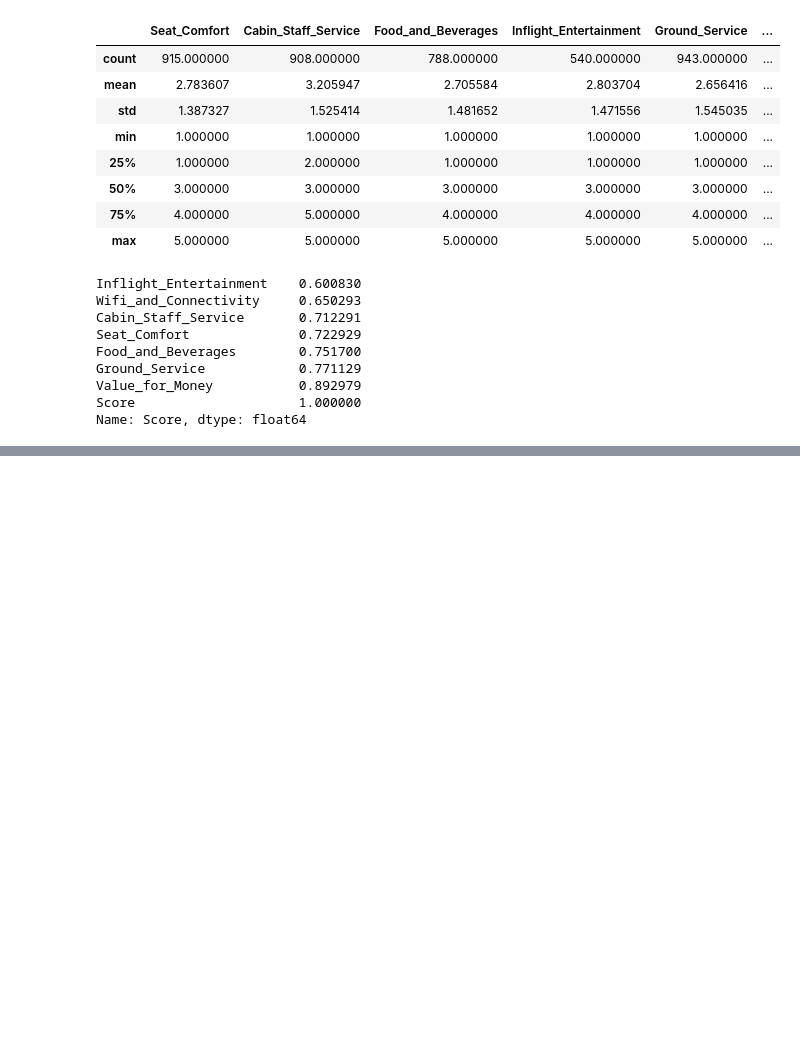
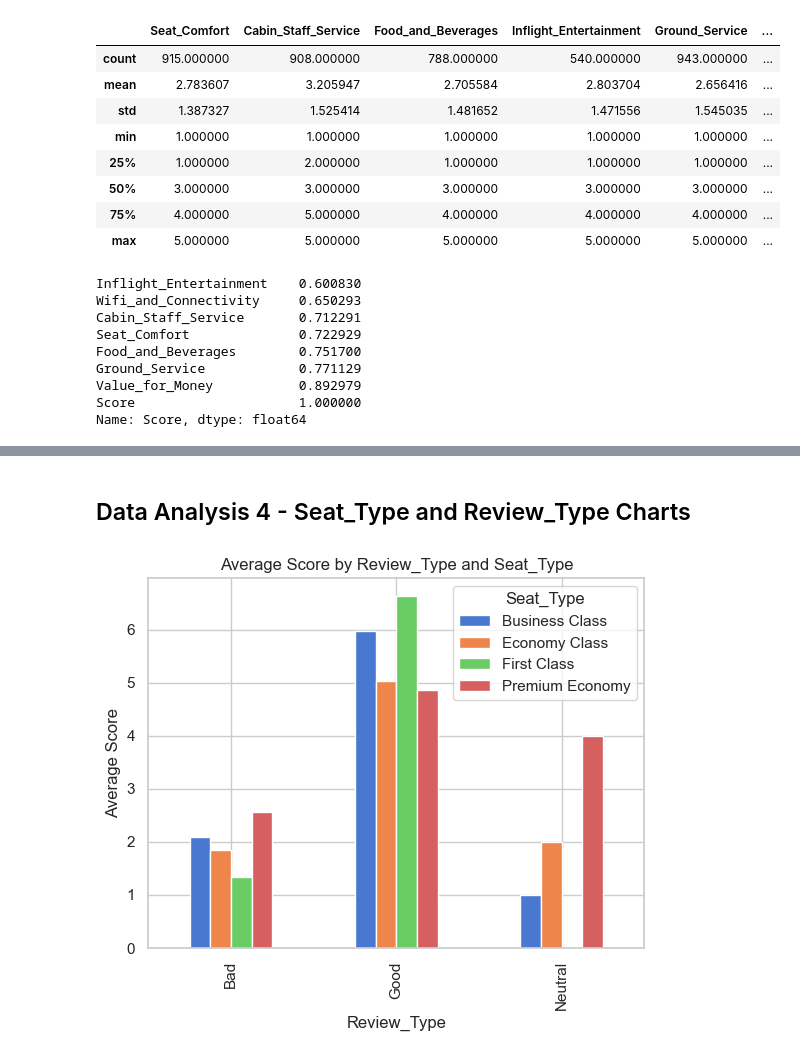
Before and after one commit to TolgaKilinckaya/British_Airlines_Customer_Reviews_Analysis, a Jupyter notebook: analyze.ipynb, the cells around one changed output, grey strips where cells are left out. Drawn from its saved outputs; the diff is of its cells as text; code cells hidden in the pictures; blank space fills up the shorter version.

```diff
--- a/analyze.ipynb
+++ b/analyze.ipynb
@@ -437,3 +437,26 @@ numeric_df.corr()
 | Wifi_and_Connectivity | 0.615856 | 0.531734 | 0.586204 | 0.674610 | 0.550492 | ... |
 | Value_for_Money | 0.702563 | 0.672290 | 0.709928 | 0.582196 | 0.712332 | ... |
 | Score | 0.722929 | 0.712291 | 0.751700 | 0.600830 | 0.771129 | ... |
+# %% [markdown]
+## Data Analysis 4 - Seat_Type and Review_Type Charts
+# %%
+def graph_1(x,y,z):
+    # Calculate the y-mean for each combination of x and z
+    grouped = df.groupby([x, z])[y].mean().reset_index()
+
+    # Pivot the data so that each z has its own column
+    pivot_df = grouped.pivot(index=x, columns=z, values=y)
+
+    # Plot the data
+    pivot_df.plot(kind='bar', stacked=False)
+
+    plt.xlabel(x)
+    plt.ylabel('Average '+y)
+    plt.title('Average '+y+' by '+x+' and '+z)
+    plt.legend(title=z)
+
+    plt.show()
+
+graph_1('Review_Type','Score','Seat_Type')
+# %% [output]
+[figure, added]
```
Also changed, not shown: parts of 3 cells of this notebook.
